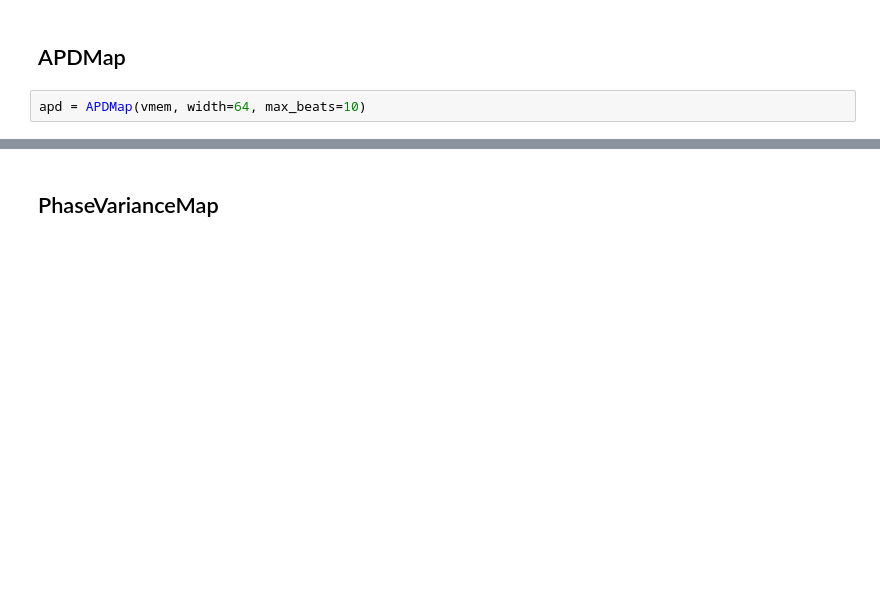
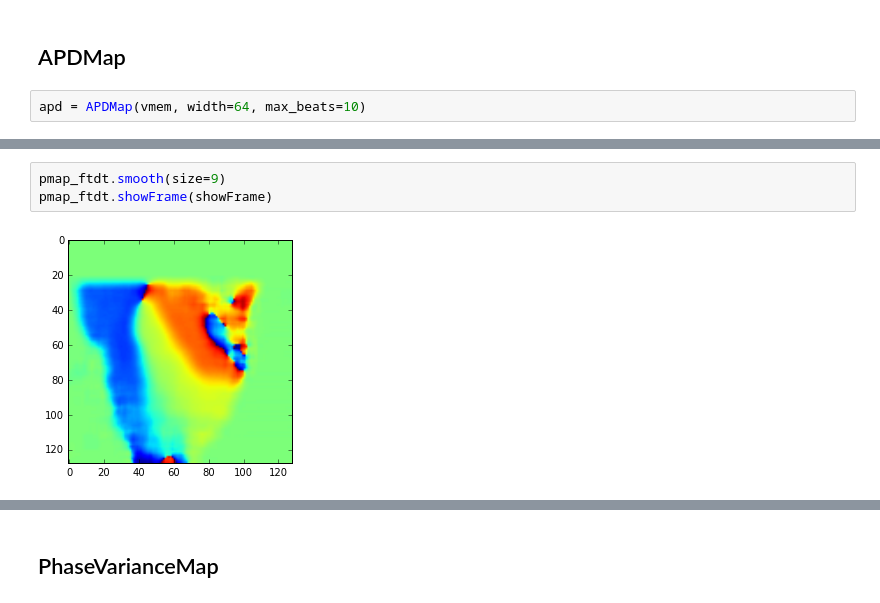
Before and after one commit to chenaoki/nb_opmap, a Jupyter notebook: main.ipynb, the cells around one changed output, grey strips where cells are left out. Drawn from its saved outputs; the diff is of its cells as text; blank space fills up the shorter version.

```diff
--- a/main.ipynb
+++ b/main.ipynb
@@ -89,0 +126,5 @@ pmap.saveMovie('./pmap.avi')
+# %%
+pmap_ftdt.smooth(size=9)
+pmap_ftdt.showFrame(showFrame)
+# %% [output]
+[figure, added]
```
Also changed, not shown: parts of 19 cells of this notebook.
